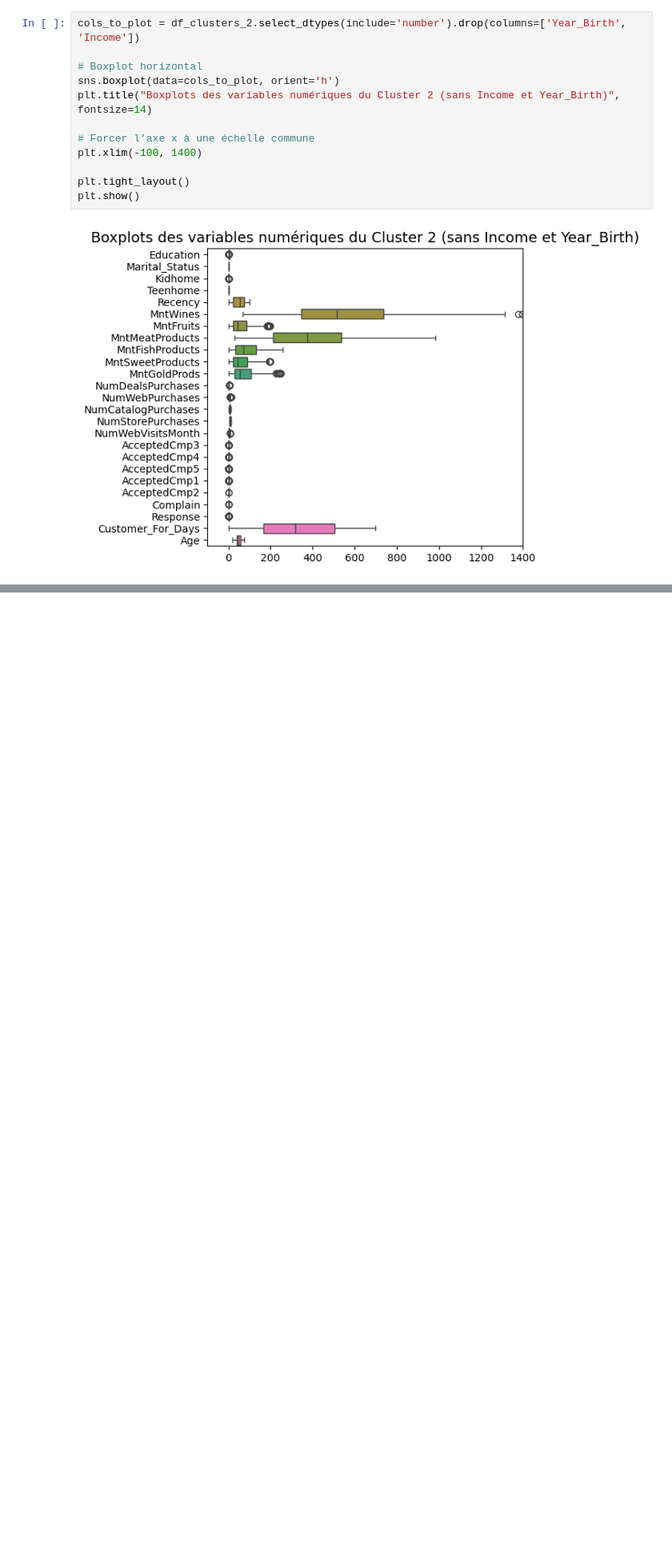
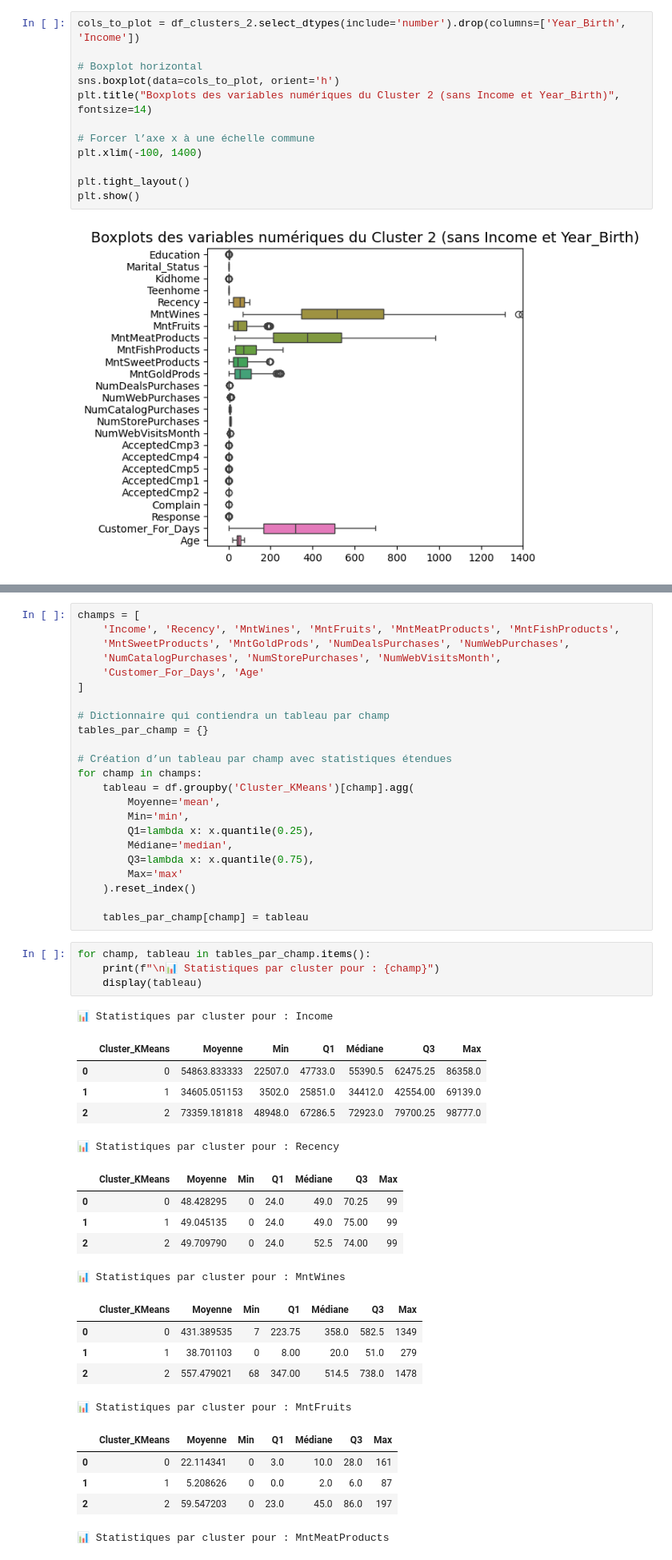
Before and after one commit to NovaStarmax/customer-personality-analysis, a Jupyter notebook: notebook/2_customer_clustering.ipynb, the cells around one changed output, grey strips where cells are left out. Shown at 80% size. Saved outputs shown, nothing was run; the diff lists cells and outputs as text; blank space fills up the shorter version.

```diff
--- a/notebook/2_customer_clustering.ipynb
+++ b/notebook/2_customer_clustering.ipynb
@@ -436,0 +421,49 @@ plt.show()
+# %%
+champs = [
+    'Income', 'Recency', 'MntWines', 'MntFruits', 'MntMeatProducts', 'MntFishProducts',
+    'MntSweetProducts', 'MntGoldProds', 'NumDealsPurchases', 'NumWebPurchases',
+    'NumCatalogPurchases', 'NumStorePurchases', 'NumWebVisitsMonth',
+    'Customer_For_Days', 'Age'
+]
+
+# Dictionnaire qui contiendra un tableau par champ
+tables_par_champ = {}
+
+# Création d’un tableau par champ avec statistiques étendues
+for champ in champs:
+    tableau = df.groupby('Cluster_KMeans')[champ].agg(
+        Moyenne='mean',
+        Min='min',
+        Q1=lambda x: x.quantile(0.25),
+        Médiane='median',
+        Q3=lambda x: x.quantile(0.75),
+        Max='max'
+    ).reset_index()
+
+    tables_par_champ[champ] = tableau
+# %%
+for champ, tableau in tables_par_champ.items():
+    print(f"\n📊 Statistiques par cluster pour : {champ}")
+    display(tableau)
+# %% [output]
+📊 Statistiques par cluster pour : Income
+|  | Cluster_KMeans | Moyenne | Min | Q1 | Médiane | Q3 | Max |
+| 0 | 0 | 54863.833333 | 22507.0 | 47733.0 | 55390.5 | 62475.25 | 86358.0 |
+| 1 | 1 | 34605.051153 | 3502.0 | 25851.0 | 34412.0 | 42554.00 | 69139.0 |
+| 2 | 2 | 73359.181818 | 48948.0 | 67286.5 | 72923.0 | 79700.25 | 98777.0 |
+📊 Statistiques par cluster pour : Recency
+|  | Cluster_KMeans | Moyenne | Min | Q1 | Médiane | Q3 | Max |
+| 0 | 0 | 48.428295 | 0 | 24.0 | 49.0 | 70.25 | 99 |
+| 1 | 1 | 49.045135 | 0 | 24.0 | 49.0 | 75.00 | 99 |
+| 2 | 2 | 49.709790 | 0 | 24.0 | 52.5 | 74.00 | 99 |
+📊 Statistiques par cluster pour : MntWines
+|  | Cluster_KMeans | Moyenne | Min | Q1 | Médiane | Q3 | Max |
+| 0 | 0 | 431.389535 | 7 | 223.75 | 358.0 | 582.5 | 1349 |
+| 1 | 1 | 38.701103 | 0 | 8.00 | 20.0 | 51.0 | 279 |
+| 2 | 2 | 557.479021 | 68 | 347.00 | 514.5 | 738.0 | 1478 |
+📊 Statistiques par cluster pour : MntFruits
+|  | Cluster_KMeans | Moyenne | Min | Q1 | Médiane | Q3 | Max |
+| 0 | 0 | 22.114341 | 0 | 3.0 | 10.0 | 28.0 | 161 |
+| 1 | 1 | 5.208626 | 0 | 0.0 | 2.0 | 6.0 | 87 |
+| 2 | 2 | 59.547203 | 0 | 23.0 | 45.0 | 86.0 | 197 |
+📊 Statistiques par cluster pour : MntMeatProducts
```
Also changed, not shown: parts of 13 cells of this notebook, 1 other file.
